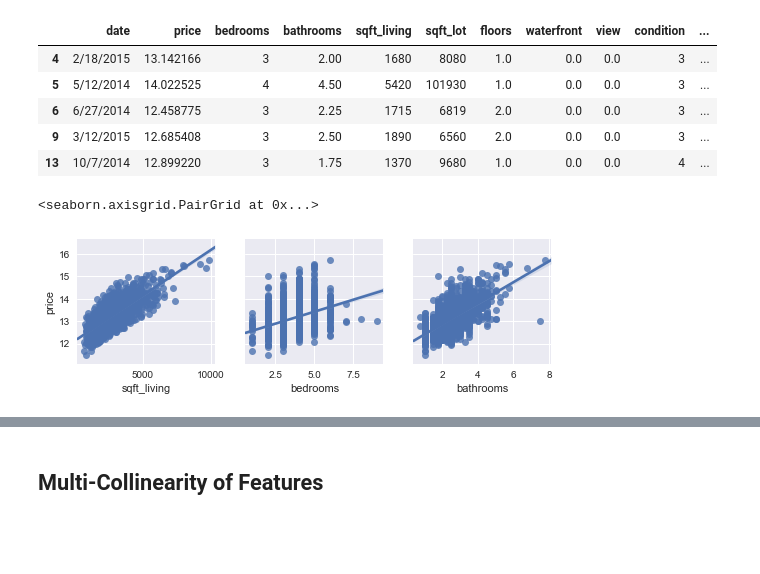
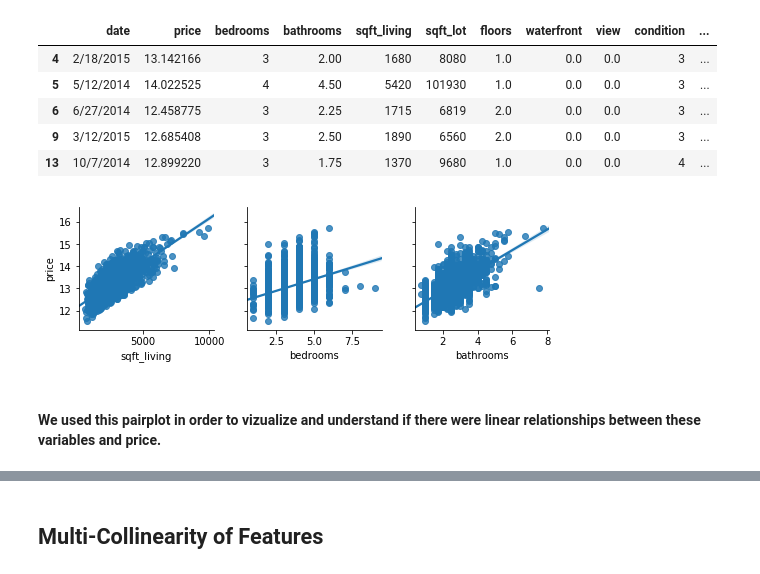
Before and after one commit to rokaandy/DS_Project1, a Jupyter notebook: Project1_Final_Draft.ipynb, the cells around one changed output, grey strips where cells are left out. Drawn from its saved outputs; the diff is of its cells as text; code cells hidden in the pictures; blank space fills up the shorter version.

```diff
--- a/Project1_Final_Draft.ipynb
+++ b/Project1_Final_Draft.ipynb
@@ -136,10 +135,11 @@ kc_train.head()
 | 9 | 3/12/2015 | 12.685408 | 3 | 2.50 | 1890 | 6560 | 2.0 | 0.0 | 0.0 | 3 | ... |
 | 13 | 10/7/2014 | 12.899220 | 3 | 1.75 | 1370 | 9680 | 1.0 | 0.0 | 0.0 | 4 | ... |
 # %%
-sns.pairplot(kc_train,x_vars=['sqft_living','bedrooms','bathrooms'], y_vars='price', kind='reg')
+_=sns.pairplot(kc_train,x_vars=['sqft_living','bedrooms','bathrooms'], y_vars='price', kind='reg')
 # %% [output]
-<seaborn.axisgrid.PairGrid at 0x...>
-[figure, old version]
+[figure, new version]
+# %% [markdown]
+#### We used this pairplot in order to vizualize and understand if there were linear relationships between these variables and price.
 # %%
 _=kc_train.hist(figsize=(15,15))
 # %% [output]
```
Also changed, not shown: parts of 37 cells of this notebook.
